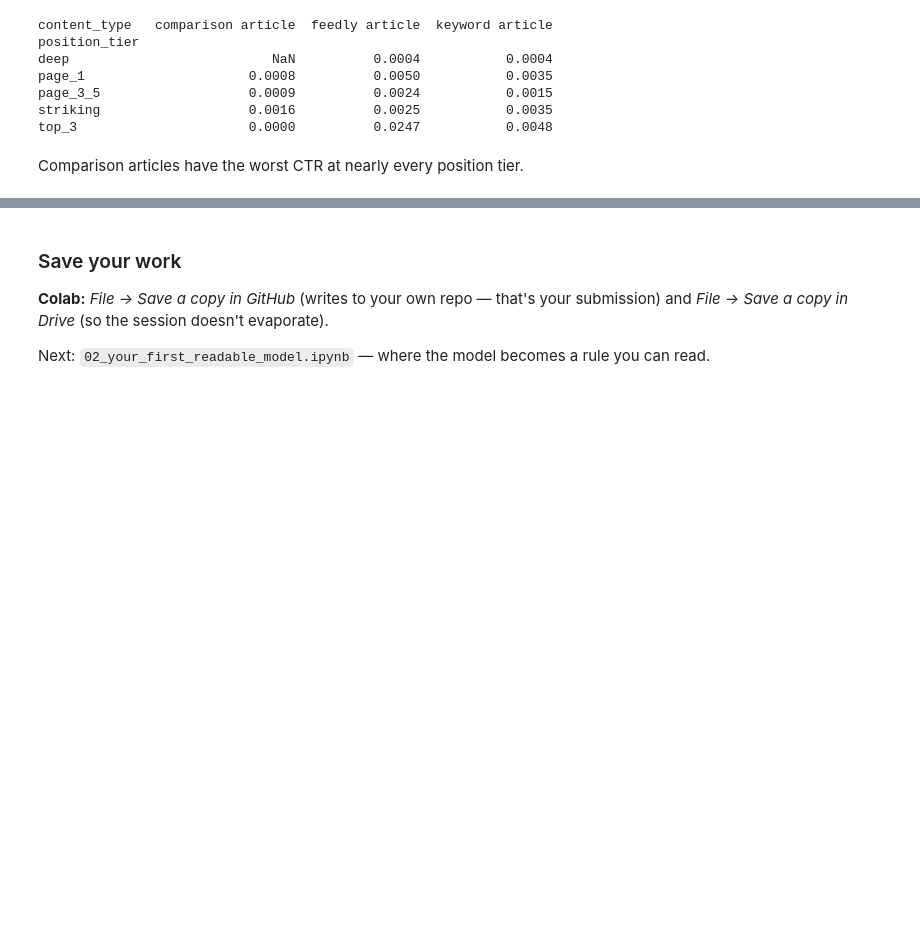
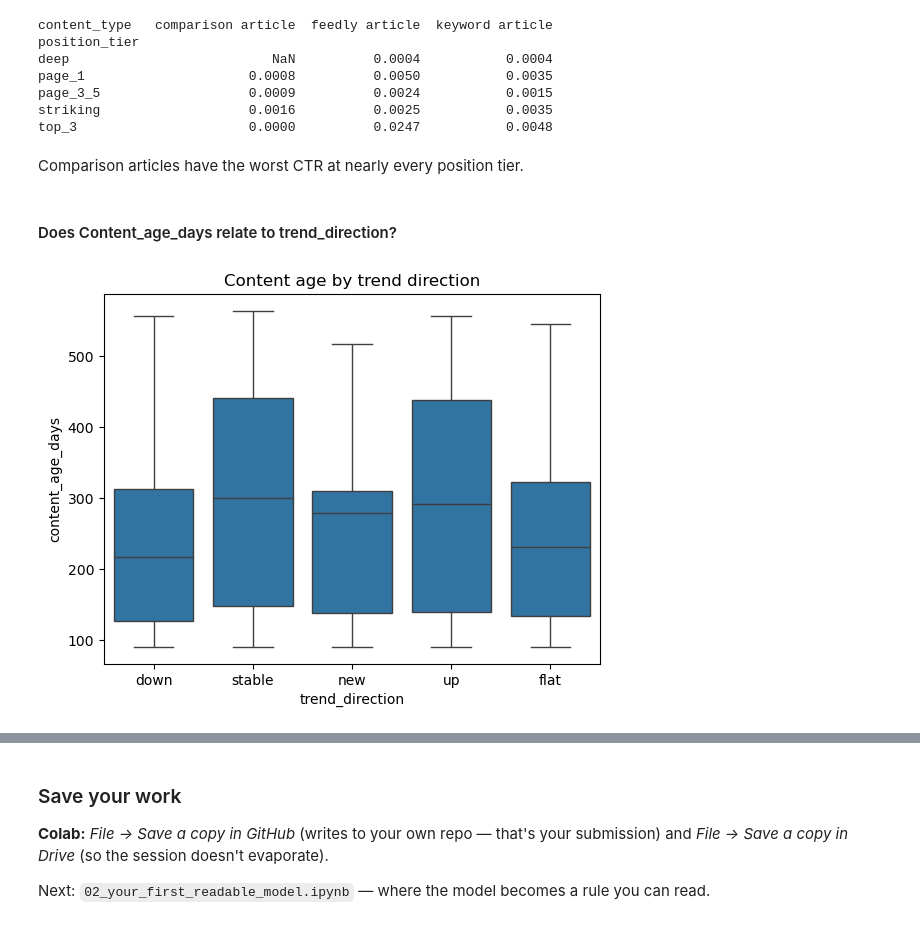
Before and after one commit to Nost4lgi4/Flyrank-ml-internship, a Jupyter notebook: notebooks/01_first_look_and_discovery.ipynb, the cells around one changed output, grey strips where cells are left out. Saved outputs shown, nothing was run; the diff lists cells and outputs as text; code cells hidden in the pictures; blank space fills up the shorter version.

```diff
--- a/notebooks/01_first_look_and_discovery.ipynb
+++ b/notebooks/01_first_look_and_discovery.ipynb
@@ -220,3 +220,19 @@ striking                   0.0016          0.0025           0.0035
 top_3                      0.0000          0.0247           0.0048
 # %% [markdown]
 Comparison articles have the worst CTR at nearly every position tier.
+# %% [markdown]
+#### Does Content_age_days relate to trend_direction?
+# %%
+import seaborn as sns
+import matplotlib.pyplot as plt
+
+sns.boxplot(
+    data = df,
+    x = 'trend_direction',
+    y = 'content_age_days'
+)
+
+plt.title('Content age by trend direction')
+plt.show()
+# %% [output]
+[figure, added]
```
Also changed, not shown: parts of 4 cells of this notebook.
